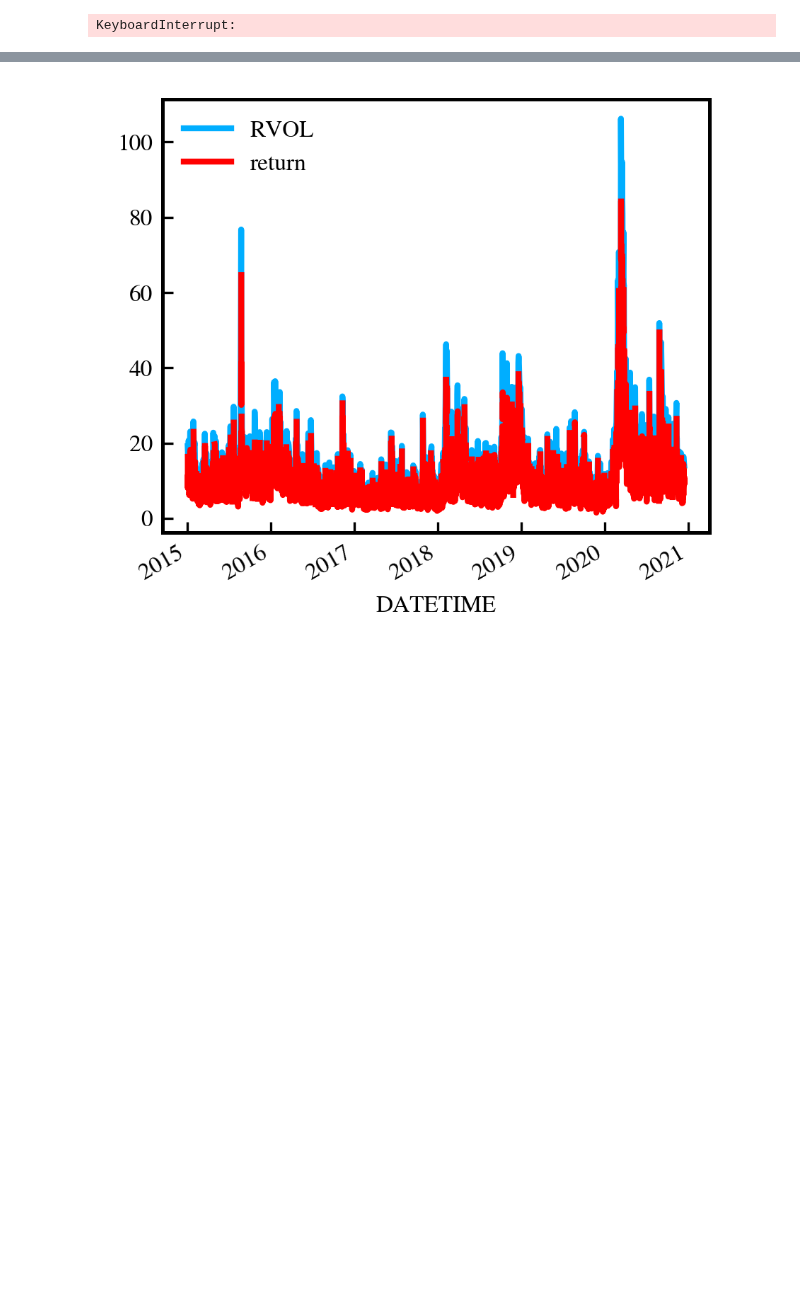
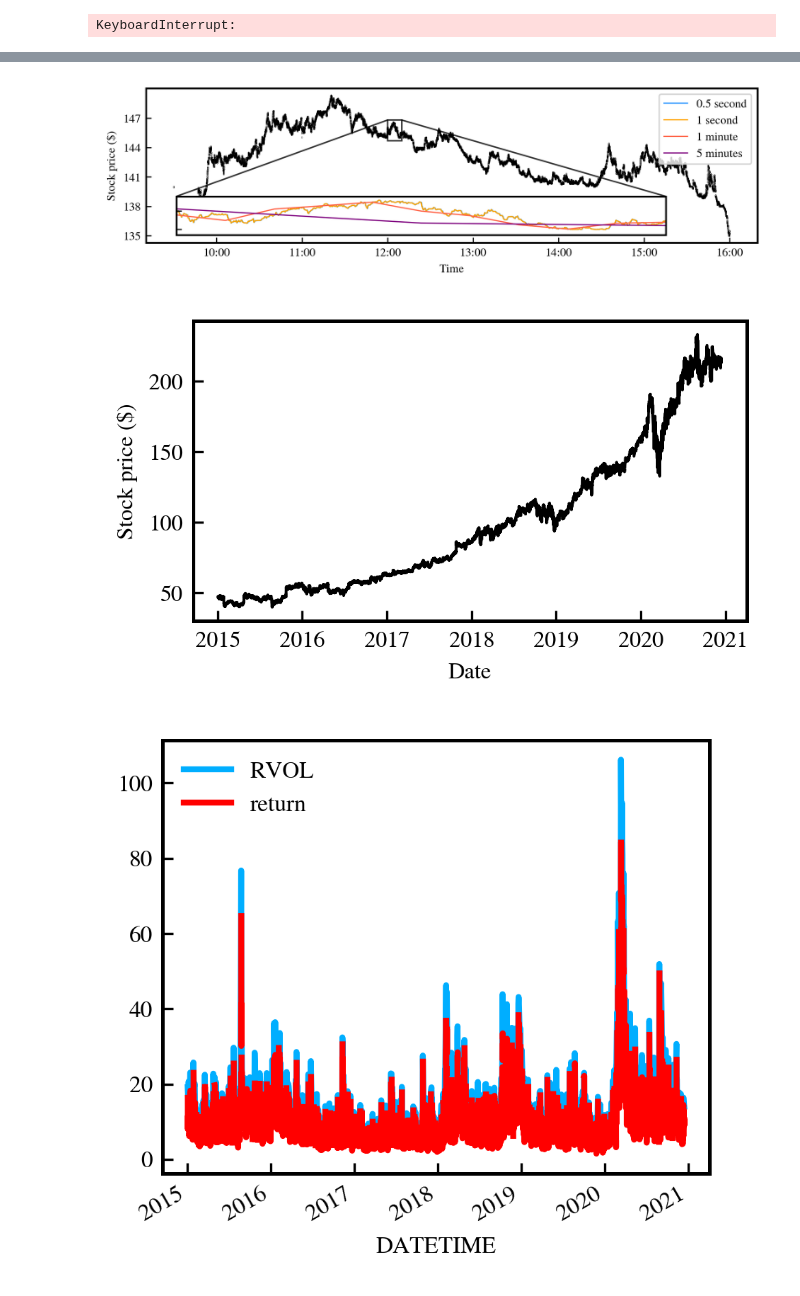
Before and after one commit to LuukOudshoorn25/HighFrequencyTrading, a Jupyter notebook: Code.ipynb, the cells around one changed output, grey strips where cells are left out. Saved outputs shown, nothing was run; the diff lists cells and outputs as text; code cells hidden in the pictures; blank space fills up the shorter version.

Commit message:
Added plot with inset

```diff
--- a/Code.ipynb
+++ b/Code.ipynb
@@ -133,5 +133,3 @@ df_highres_covid = pd.read_pickle('COVID_highres.pickle')
 # %%
 # Read in splitted files
 df = pd.concat([pd.read_pickle(w) for w in ['df.part1.pickle','df.part2.pickle','df.part3.pickle']])
-# %%
-corona_peak = df.loc['2020-03-16']
@@ -166,3 +136,62 @@ plot_all()
+# %%
+def plot_one_day():
+    fig,ax = plt.subplots(figsize=(6.4,2))
+    ax.scatter(corona_peak.index, corona_peak.PRICE,s=0.02,color='black')
+
+    xformatter = mdates.DateFormatter('%H:%M')
+    plt.gcf().axes[0].xaxis.set_major_formatter(xformatter)
+    plt.xlabel('Time')
+    plt.yticks(np.arange(135,149,3))
+    plt.ylabel('Stock price ($)')
+
+
+    axins = ax.inset_axes([0.05, 0.05, 0.8, 0.25])
+    corona_peak1_min = corona_peak.resample('1T')[['PRICE']].median().fillna(method='ffill')
+    corona_peak5_min = corona_peak.resample('5T')[['PRICE']].median().fillna(method='ffill')
+    corona_peak1_sec = corona_peak.resample('1s')[['PRICE']].median().fillna(method='ffill')
+    corona_peak01_sec = corona_peak.resample('500ms')[['PRICE']].median().fillna(method='ffill')
+
+    axins.plot(corona_peak01_sec.index, corona_peak01_sec,lw=0.8,color='dodgerblue',label = '0.5 second')
+    axins.plot(corona_peak1_sec.index, corona_peak1_sec,lw=0.8,color='orange',label='1 second')
+    axins.plot(corona_peak1_min.index, corona_peak1_min,lw=0.8,color='tomato',label='1 minute')
+    axins.plot(corona_peak5_min.index, corona_peak5_min,lw=0.8,color='purple',label='5 minutes')
+
+
+
+    # sub region of the original image
+    x1 = datetime.datetime(2020,3,16,12,0,0)
+    x2 = datetime.datetime(2020,3,16,12,10,0)
+    y1, y2 = 144.7,146.8
+    axins.set_xlim(x1, x2)
+    axins.set_ylim(y1, y2)
+    axins.set_xticks([])
+    axins.set_xticklabels('')
+    axins.set_yticklabels('')
+    #axins.tick_params(axis="y",direction='in',pad=-35)
+
+    #axins.set_yticks([0.5,0.55])
+    axins.set_yticklabels('')
+    ax.indicate_inset_zoom(axins,lw=1,alpha=0.8,edgecolor='black',label='')
+    handles, labels = axins.get_legend_handles_labels()
+    ax.legend(handles, labels,loc='upper right',frameon=1)
+    plt.tight_layout()
+    plt.savefig('MSFT_intraday.pdf',bbox_inches='tight')
+
+    plt.show()
+def plot_all():
+    plt.figure(figsize=(3.321,2))
+    plt.plot(df.index, df.PRICE,color='black',lw=1)
+
+    plt.xlabel('Date')
+    plt.ylabel('Stock price ($)')
+    plt.tight_layout()
+    plt.savefig('MSFT_6years.pdf',bbox_inches='tight')
+    plt.show()
+plot_one_day()
+plot_all()
+# %% [output]
+[figure, added]
+[figure, added]
 # %%
 from scipy.stats import norm
 class realized_variance():
```
Also changed, not shown: parts of 2 cells of this notebook.
